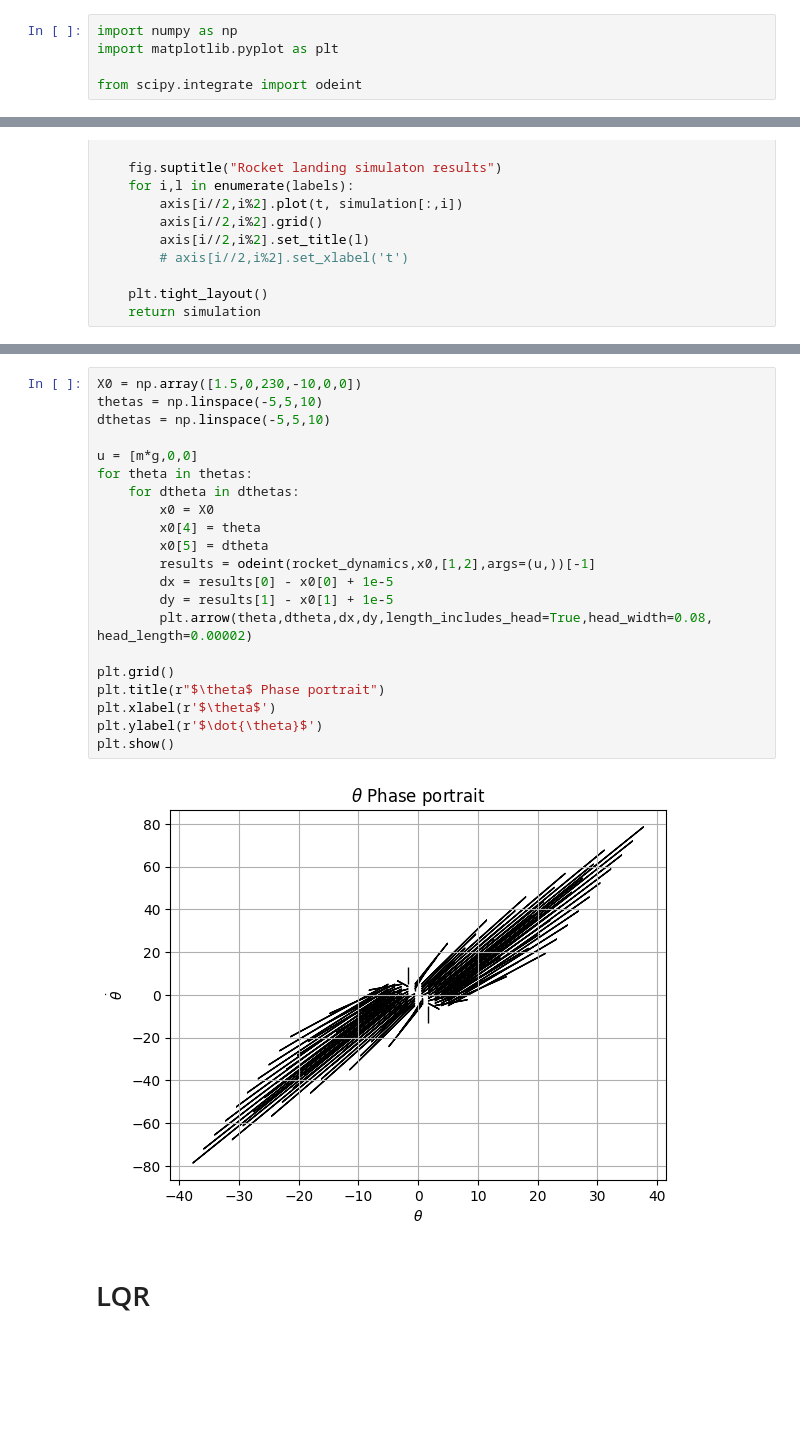
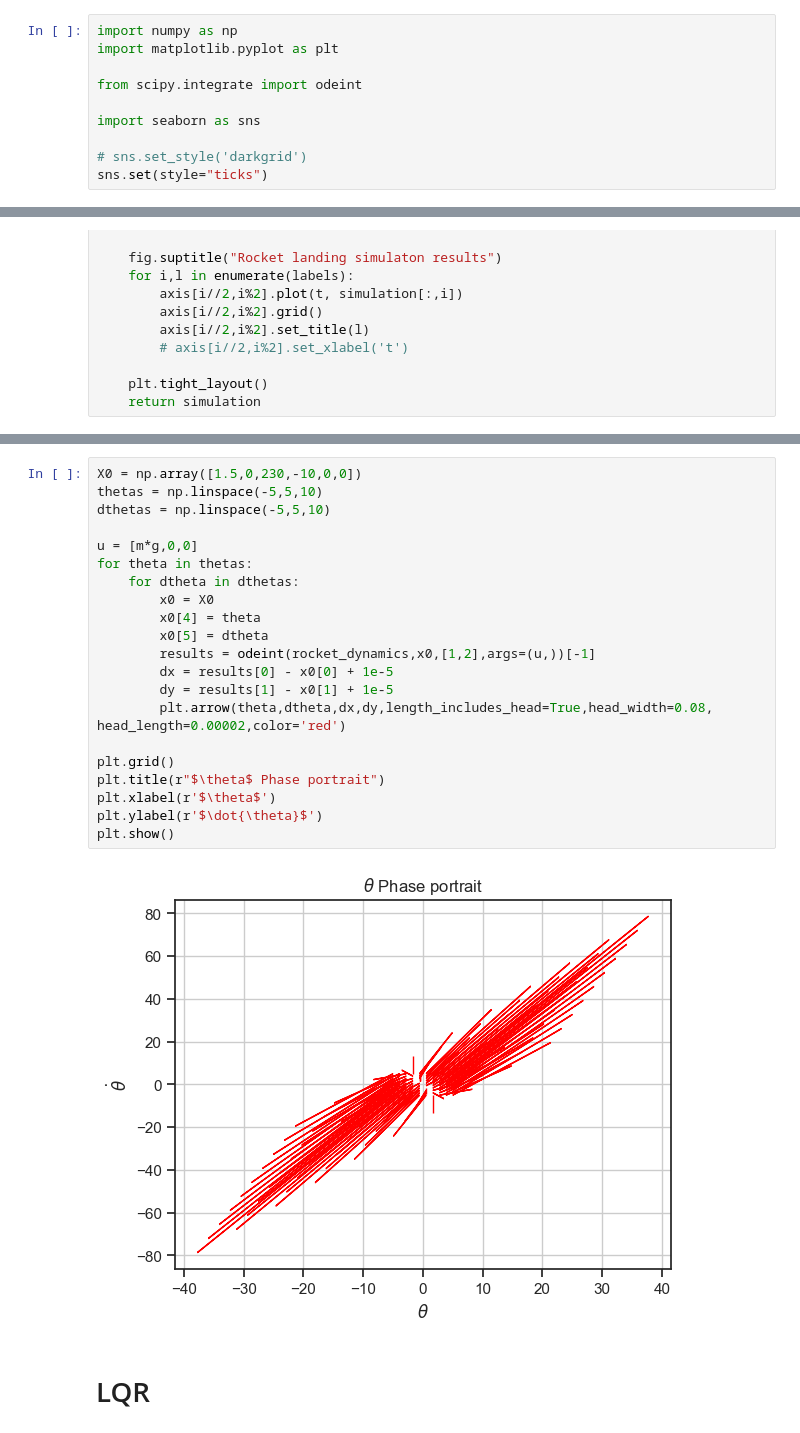
Before and after one commit to oppositecategory/control-theory-and-rockets, a Jupyter notebook: LQR_landing.ipynb, the cells around one changed output, grey strips where cells are left out. Saved outputs shown, nothing was run; the diff lists cells and outputs as text; blank space fills up the shorter version.

```diff
--- a/LQR_landing.ipynb
+++ b/LQR_landing.ipynb
@@ -3,6 +3,11 @@ import numpy as np
 import matplotlib.pyplot as plt
 
 from scipy.integrate import odeint
+
+import seaborn as sns
+
+# sns.set_style('darkgrid')
+sns.set(style="ticks")
 # %%
 # Parameters of Falcton 9 1:30 ratio.
 m = 100000
@@ -137,26 +142,26 @@ plt.plot(simulation[:,0],simulation[:,2]);
 # %%
 X0 = np.array([1.5,0,230,-10,0,0])
 thetas = np.linspace(-5,5,10)
 dthetas = np.linspace(-5,5,10)
 
 u = [m*g,0,0]
 for theta in thetas:
     for dtheta in dthetas:
         x0 = X0
         x0[4] = theta
         x0[5] = dtheta
         results = odeint(rocket_dynamics,x0,[1,2],args=(u,))[-1]
         dx = results[0] - x0[0] + 1e-5
         dy = results[1] - x0[1] + 1e-5
-        plt.arrow(theta,dtheta,dx,dy,length_includes_head=True,head_width=0.08, head_length=0.00002)
+        plt.arrow(theta,dtheta,dx,dy,length_includes_head=True,head_width=0.08, head_length=0.00002,color='red')
 
 plt.grid()
 plt.title(r"$\theta$ Phase portrait")
 plt.xlabel(r'$\theta$')
 plt.ylabel(r'$\dot{\theta}$')
 plt.show()
 # %% [output]
-[figure, old version]
+[figure, new version]
 # %% [markdown]
 # LQR
 # %%
```
Also changed, not shown: parts of 13 cells of this notebook.
